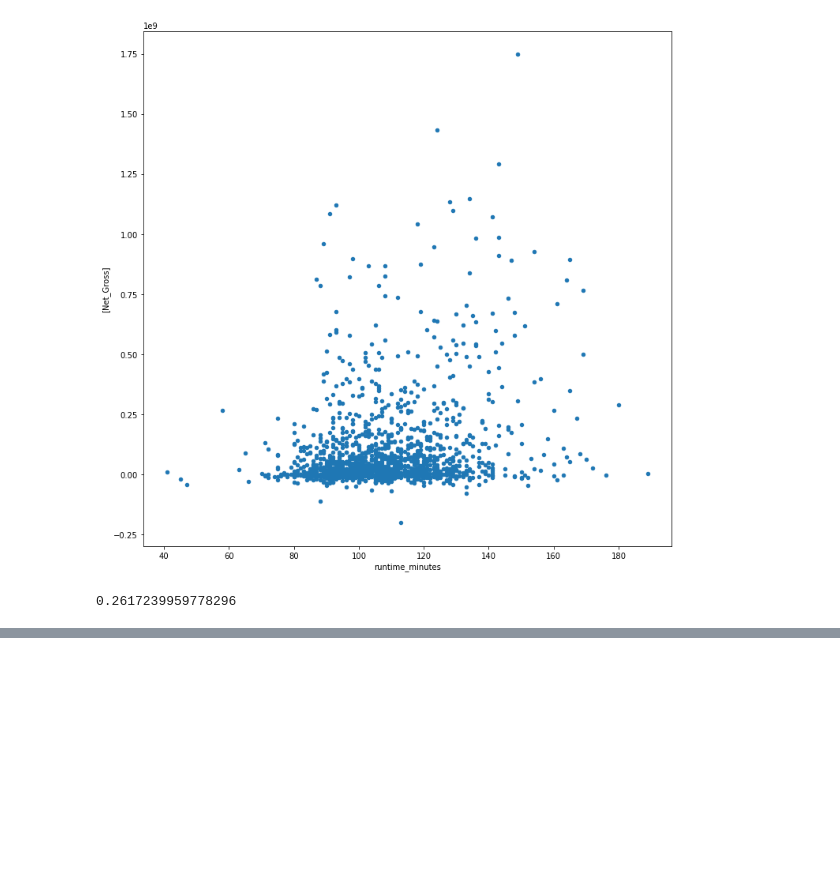
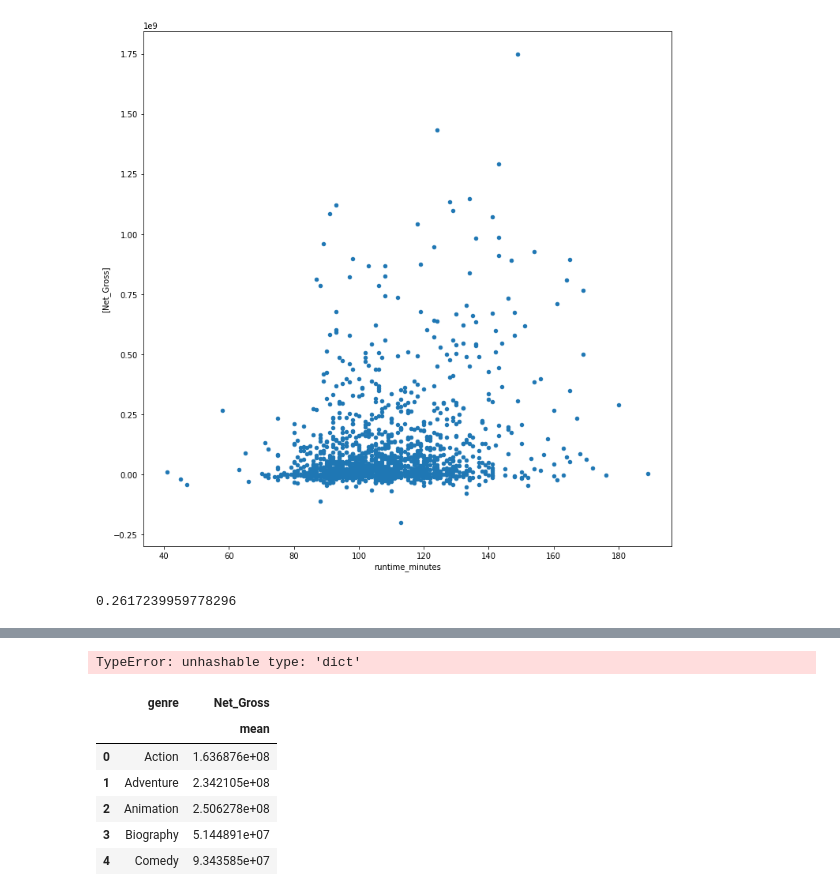
Before and after one commit to ldwilker10/dsc-phase-1-project-v2-4, a Jupyter notebook: Rough_Draft_Phase1_Project .ipynb, the cells around one changed output, grey strips where cells are left out. Saved outputs shown, nothing was run; the diff lists cells and outputs as text; code cells hidden in the pictures; blank space fills up the shorter version.

```diff
--- a/Rough_Draft_Phase1_Project .ipynb
+++ b/Rough_Draft_Phase1_Project .ipynb
@@ -745,0 +807,5 @@ top_movies_dropped_null["runtime_minutes"].corr(top_movies_dropped_null["Net_Gro
+# %%
+genres_grouped= genres.groupby("genre").apply({'Net_Gross':['mean']})
+genres_grouped.head()
+# %% [output]
+TypeError: unhashable type: 'dict'
@@ -745,0 +814,10 @@ top_movies_dropped_null["runtime_minutes"].corr(top_movies_dropped_null["Net_Gro
+# %%
+genres_index.head(10)
+# %% [output]
+|  | genre | Net_Gross |
+|  |  | mean |
+| 0 | Action | 1.636876e+08 |
+| 1 | Adventure | 2.342105e+08 |
+| 2 | Animation | 2.506278e+08 |
+| 3 | Biography | 5.144891e+07 |
+| 4 | Comedy | 9.343585e+07 |
```
Also changed, not shown: parts of 9 cells of this notebook.
